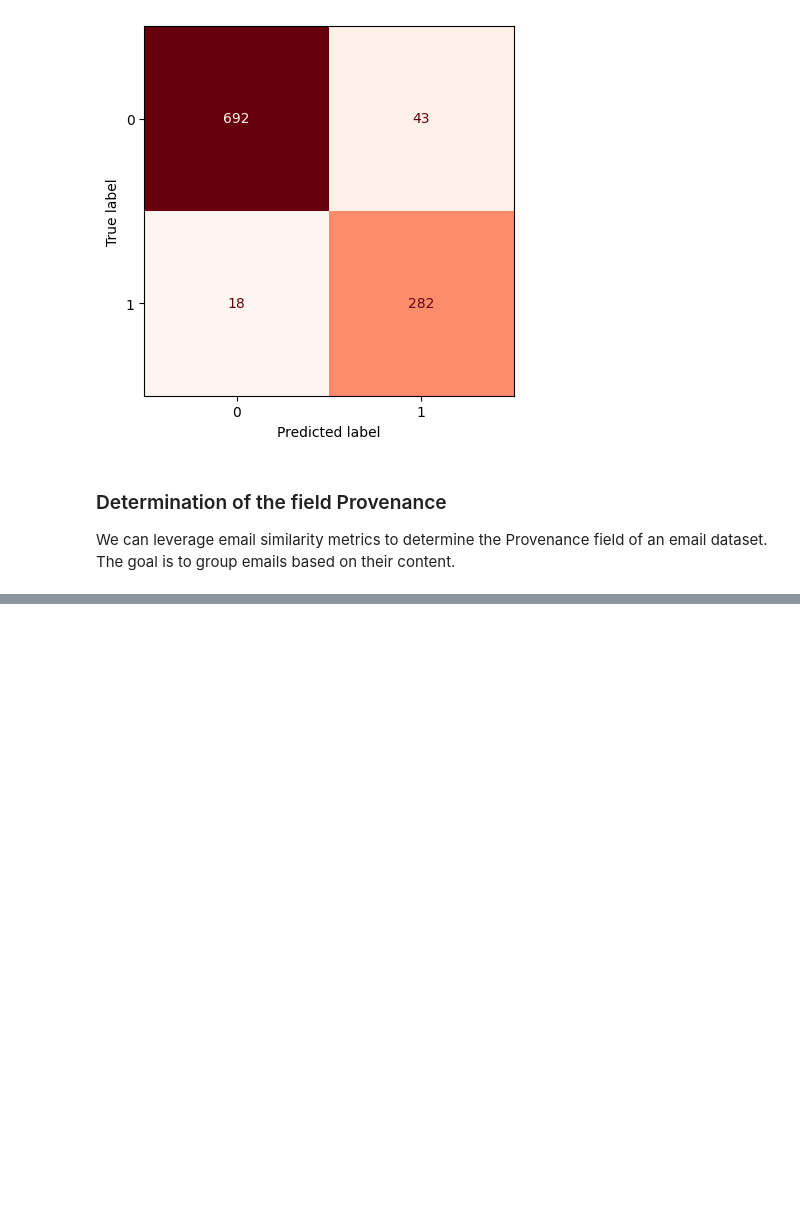
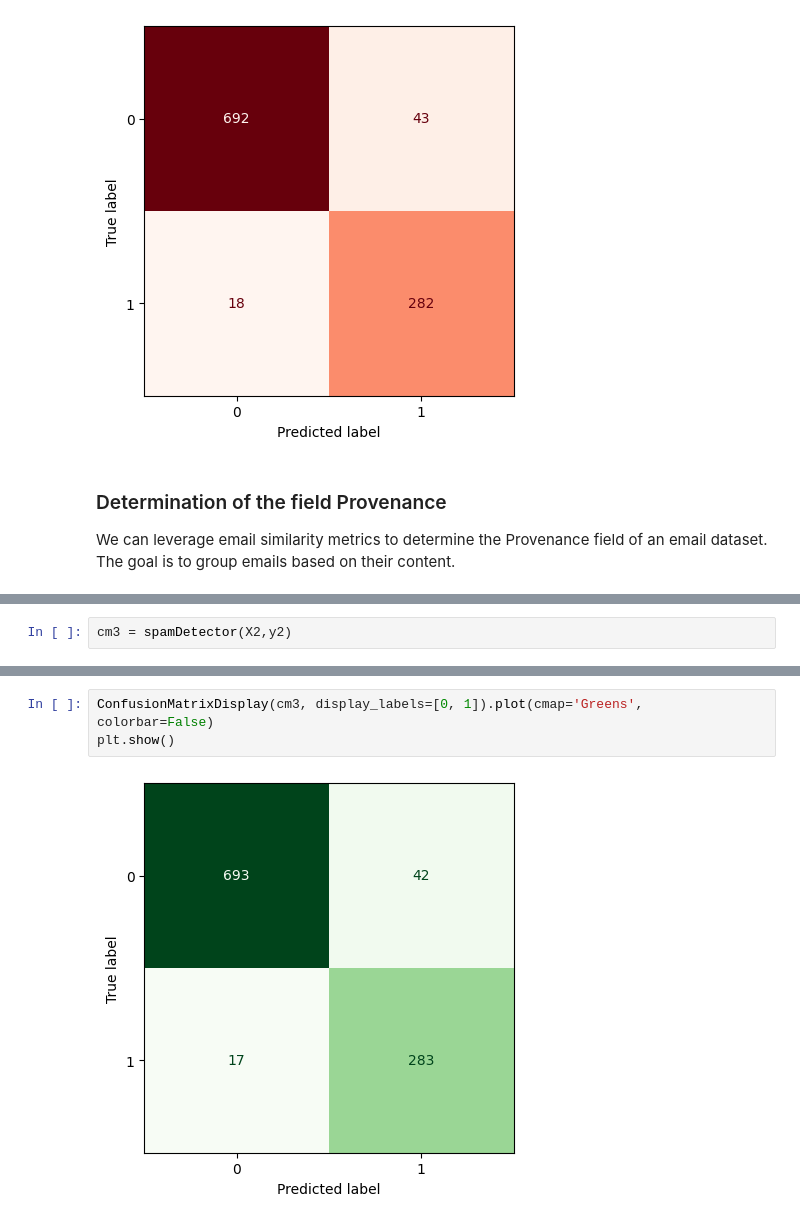
Before and after one commit to Benson00/Spam-detection, a Jupyter notebook: spam_detection.ipynb, the cells around one changed output, grey strips where cells are left out. Cells and saved outputs as stored; diff of their text form; blank space fills up the shorter version.

```diff
--- a/spam_detection.ipynb
+++ b/spam_detection.ipynb
@@ -175,0 +170,2 @@ array([[1.        , 0.79022157, 0.30173535, ..., 0.60065324, 0.70357741,
+# %%
+cm3 = spamDetector(X2,y2)
@@ -175,0 +181,5 @@ array([[1.        , 0.79022157, 0.30173535, ..., 0.60065324, 0.70357741,
+# %%
+ConfusionMatrixDisplay(cm3, display_labels=[0, 1]).plot(cmap='Greens', colorbar=False)
+plt.show()
+# %% [output]
+[figure, added]
```
Also changed, not shown: parts of 16 cells of this notebook.
